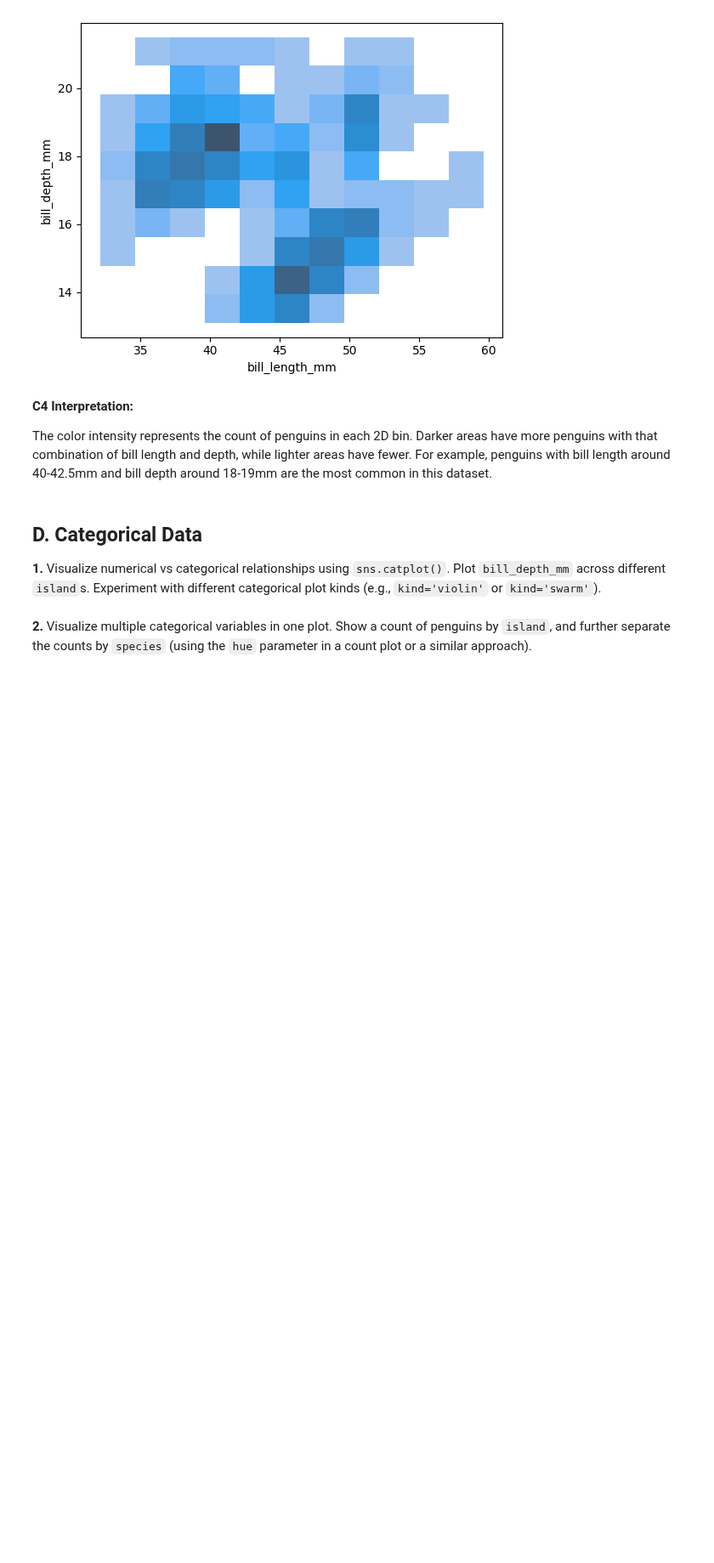
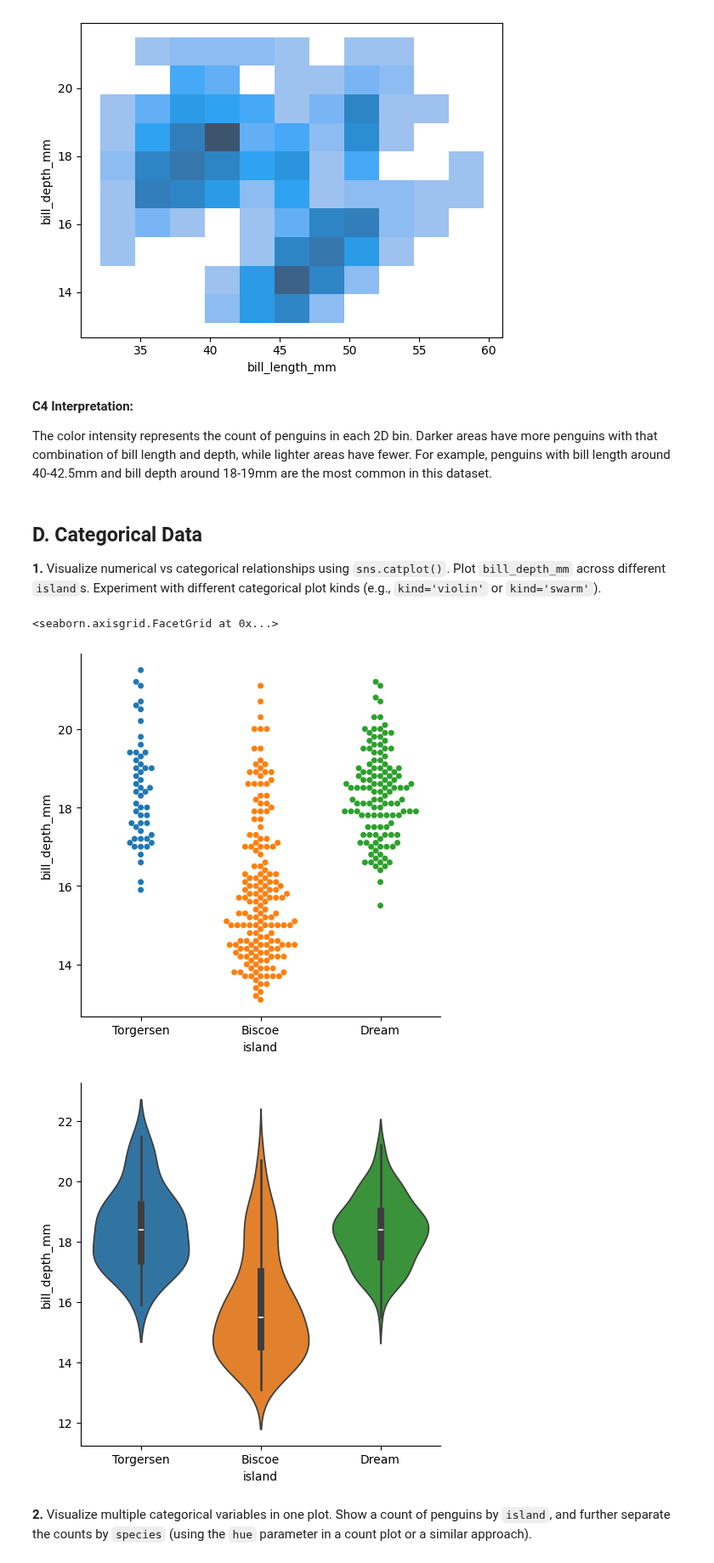
Before and after one commit to TurkiOmran/AAI, a Jupyter notebook: student/exercises/M3/m3-2_exercise.ipynb, the cells around one changed output. Shown at 85% size. Drawn from its saved outputs; the diff is of its cells as text; code cells hidden in the pictures; blank space fills up the shorter version.

```diff
--- a/student/exercises/M3/m3-2_exercise.ipynb
+++ b/student/exercises/M3/m3-2_exercise.ipynb
@@ -144,2 +142,10 @@ The color intensity represents the count of penguins in each 2D bin. Darker area
+# %%
+# YOUR CODE
+sns.catplot(data=df,x='island',y='bill_depth_mm',hue='island',kind='swarm')
+sns.catplot(data=df,x='island',y='bill_depth_mm',hue='island',kind='violin')
+# %% [output]
+<seaborn.axisgrid.FacetGrid at 0x...>
+[figure, added]
+[figure, added]
 # %% [markdown]
 **2.** Visualize multiple categorical variables in one plot. Show a count of penguins by `island`, and further separate the counts by `species` (using the `hue` parameter in a count plot or a similar approach).
```
Also changed, not shown: parts of 8 cells of this notebook.
